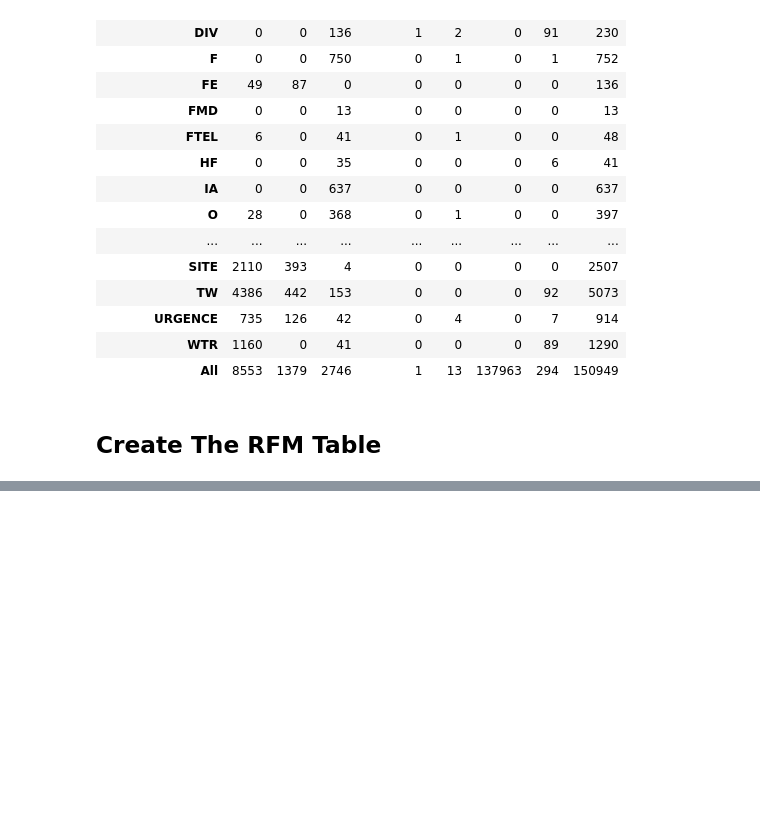
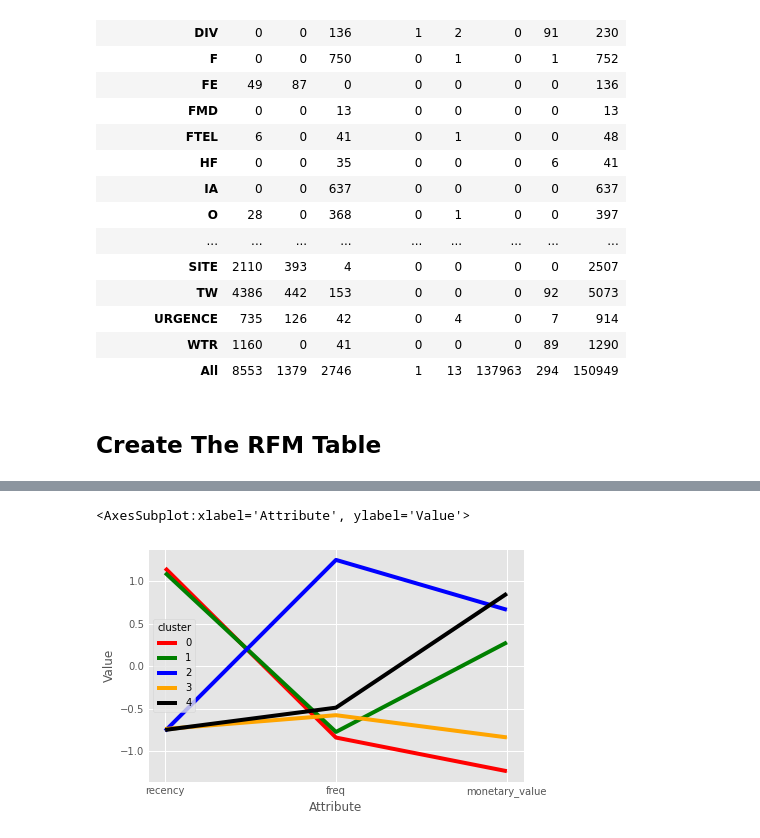
Before and after one commit to Asrorbek-Orzikulov/donations, a Jupyter notebook: donations.ipynb, the cells around one changed output, grey strips where cells are left out. Drawn from its saved outputs; the diff is of its cells as text; code cells hidden in the pictures; blank space fills up the shorter version.

```diff
--- a/donations.ipynb
+++ b/donations.ipynb
@@ -442,0 +514,6 @@ donors.monetary_value.hist()
+# %%
+donors["cluster"] = model.labels_
+donors.groupby('cluster').agg({
+    'recency':'mean',
+    'freq':'mean',
+    'monetary_value':['mean', 'count']}).round(2)
@@ -442,0 +529,21 @@ donors.monetary_value.hist()
+# %%
+# Create the dataframe
+df_normalized = pd.DataFrame(donors_3_cols, columns=["recency", "freq", "monetary_value"])
+df_normalized['ID'] = donors["contact ID"]
+df_normalized['cluster'] = model.labels_
+
+# Melt The Data
+df_nor_melt = pd.melt(df_normalized.reset_index(),
+                      id_vars=['ID', 'cluster'],
+                      value_vars=["recency", "freq", "monetary_value"],
+                      var_name='Attribute',
+                      value_name='Value')
+df_nor_melt.to_csv("plotting.csv", index=False)
+# %%
+# Visualize it
+plt.style.use('ggplot')
+sns.lineplot('Attribute', 'Value', hue='cluster',
+             palette=['red', 'green', 'blue', 'orange', 'black'], data=df_nor_melt)
+# %% [output]
+<AxesSubplot:xlabel='Attribute', ylabel='Value'>
+[figure, added]
```
Also changed, not shown: parts of 43 cells of this notebook, 1 other file.
